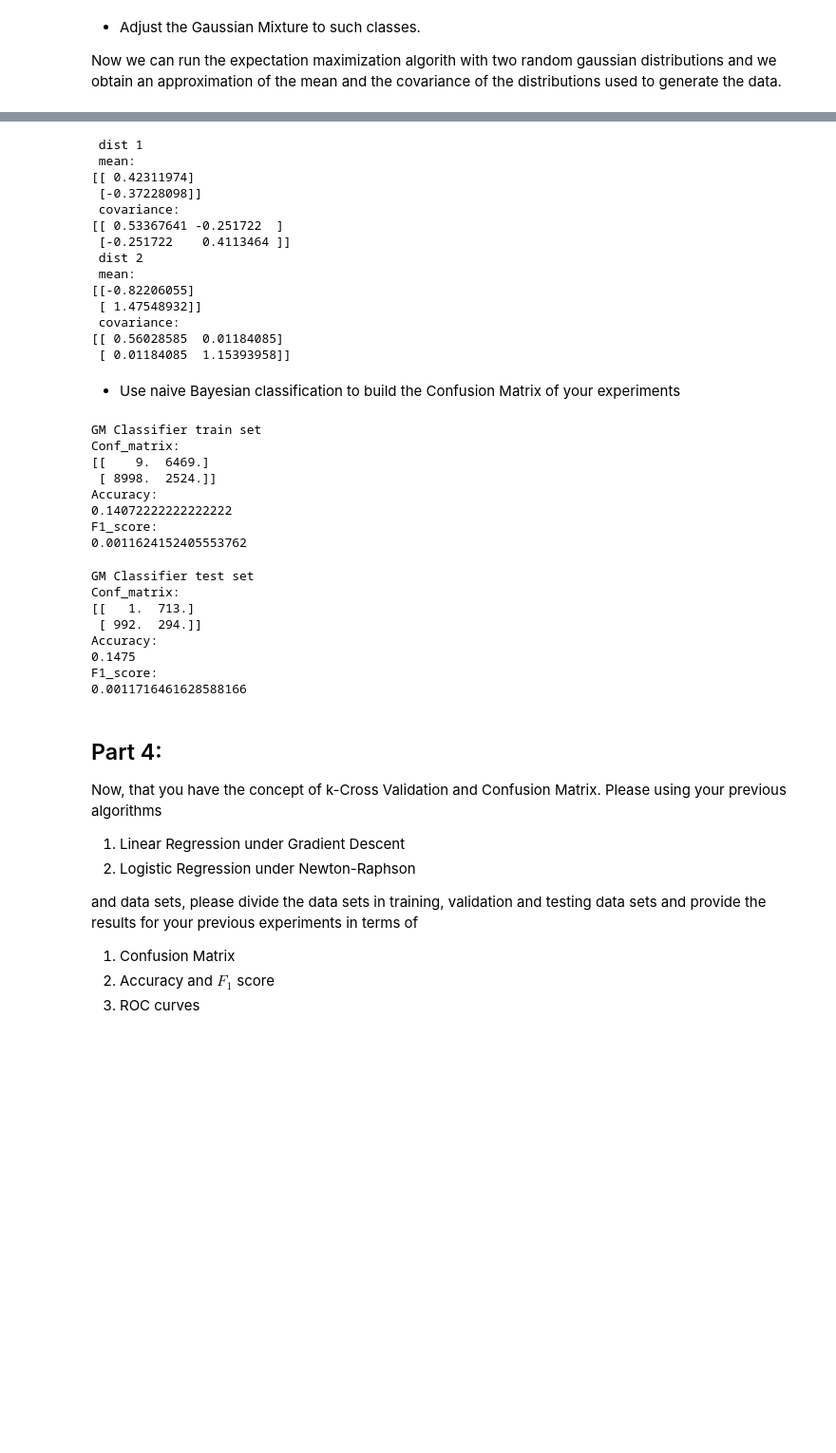
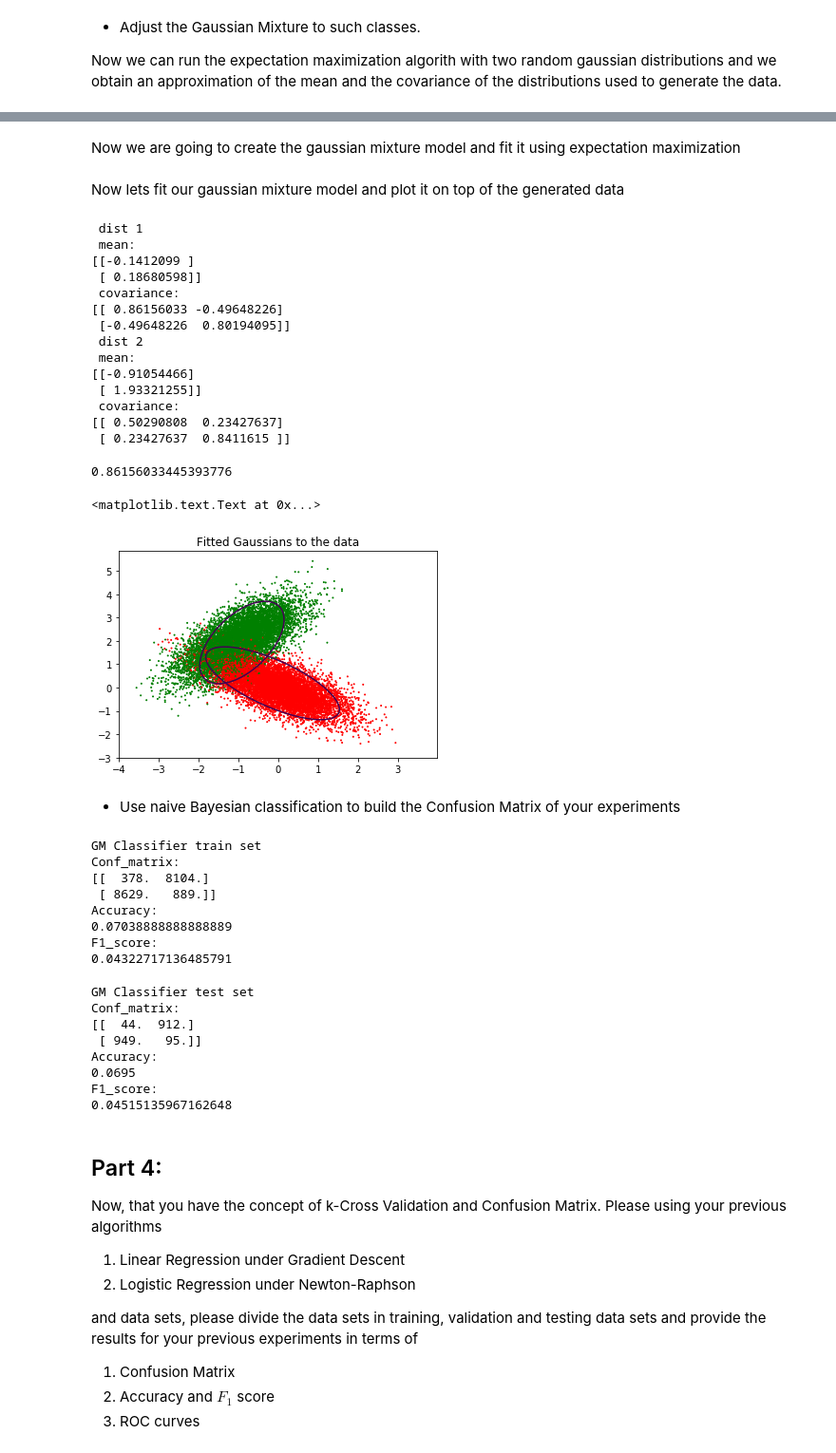
Before and after one commit to joseluisvaz/machine_learning_itesm, a Jupyter notebook: Machine Learning - Homework 3.ipynb, the cells around one changed output, grey strips where cells are left out. Shown: that part at 95% size. Drawn from its saved outputs; the diff is of its cells as text; code cells hidden in the pictures; blank space fills up the shorter version.

```diff
--- a/Machine Learning - Homework 3.ipynb
+++ b/Machine Learning - Homework 3.ipynb
@@ -97,0 +199,2 @@ Now we can run the expectation maximization algorith with two random gaussian di
+# %% [markdown]
+Now we are going to create the gaussian mixture model and fit it using expectation maximization
@@ -98,22 +314,55 @@ Now we can run the expectation maximization algorith with two random gaussian di
+# %% [markdown]
+Now lets fit our gaussian mixture model and plot it on top of the generated data
 # %%
 #Initializing Gaussian Mixture model
 mixture = gm.GaussianMixture(X_train, clusters=2)
-mixture.fit(iters=10)
+mixture.fit(iters=6)
 # %% [output]
  dist 1
  mean:
-[[ 0.42311974]
- [-0.37228098]]
+[[-0.1412099 ]
+ [ 0.18680598]]
  covariance:
-[[ 0.53367641 -0.251722  ]
- [-0.251722    0.4113464 ]]
+[[ 0.86156033 -0.49648226]
+ [-0.49648226  0.80194095]]
  dist 2
  mean:
-[[-0.82206055]
- [ 1.47548932]]
+[[-0.91054466]
+ [ 1.93321255]]
  covariance:
-[[ 0.56028585  0.01184085]
- [ 0.01184085  1.15393958]]
+[[ 0.50290808  0.23427637]
+ [ 0.23427637  0.8411615 ]]
+# %%
+mixture.dists["dist0"].sigma[0,0]
+# %% [output]
+0.86156033445393776
+# %%
+#Plotting gaussians
+delta = 0.025
+xm = np.arange(-4.0, 4.0, delta)
+ym = np.arange(-3.0, 5.0, delta)
+Xm, Ym = np.meshgrid(xm, ym)
+Z1 = mlab.bivariate_normal(Xm, Ym,
+                           mixture.dists["dist0"].sigma[0,0],
+                           mixture.dists["dist0"].sigma[1,1],
+                           mixture.dists["dist0"].mu[0],
+                           mixture.dists["dist0"].mu[1],
+                           mixture.dists["dist0"].sigma[0,1])
+Z2 = mlab.bivariate_normal(Xm, Ym,
+                           mixture.dists["dist1"].sigma[0,0],
+                           mixture.dists["dist1"].sigma[1,1],
+                           mixture.dists["dist1"].mu[0],
+                           mixture.dists["dist1"].mu[1],
+                           mixture.dists["dist1"].sigma[0,1])
+plt.figure()
+plt.scatter(X_train[:,0], X_train[:,1], c=label_train,
+                 cmap=matplotlib.colors.ListedColormap(colors), s = 1)
+CS = plt.contour(Xm, Ym, Z1, levels = [0.05])
+CS2 = plt.contour(Xm, Ym, Z2, levels = [0.05])
+plt.title('Fitted Gaussians to the data')
+# %% [output]
+<matplotlib.text.Text at 0x...>
+[figure, added]
 # %% [markdown]
 * Use naive Bayesian classification to build the Confusion Matrix of your experiments
 # %%
@@ -136,23 +385,23 @@ metrics.print_metrics(y_train, y_pred_train1, "GM Classifier train set")
 # %% [output]
 GM Classifier train set
 Conf_matrix:
-[[    9.  6469.]
- [ 8998.  2524.]]
+[[  378.  8104.]
+ [ 8629.   889.]]
 Accuracy:
-0.14072222222222222
+0.07038888888888889
 F1_score:
-0.0011624152405553762
+0.04322717136485791
 # %%
 metrics.print_metrics(y_test, y_pred_test1, "GM Classifier test set")
 # %% [output]
 GM Classifier test set
 Conf_matrix:
-[[   1.  713.]
- [ 992.  294.]]
+[[  44.  912.]
+ [ 949.   95.]]
 Accuracy:
-0.1475
+0.0695
 F1_score:
-0.0011716461628588166
+0.04515135967162648
 # %% [markdown]
 ## Part 4:
 
```
Also changed, not shown: parts of 19 cells of this notebook.
